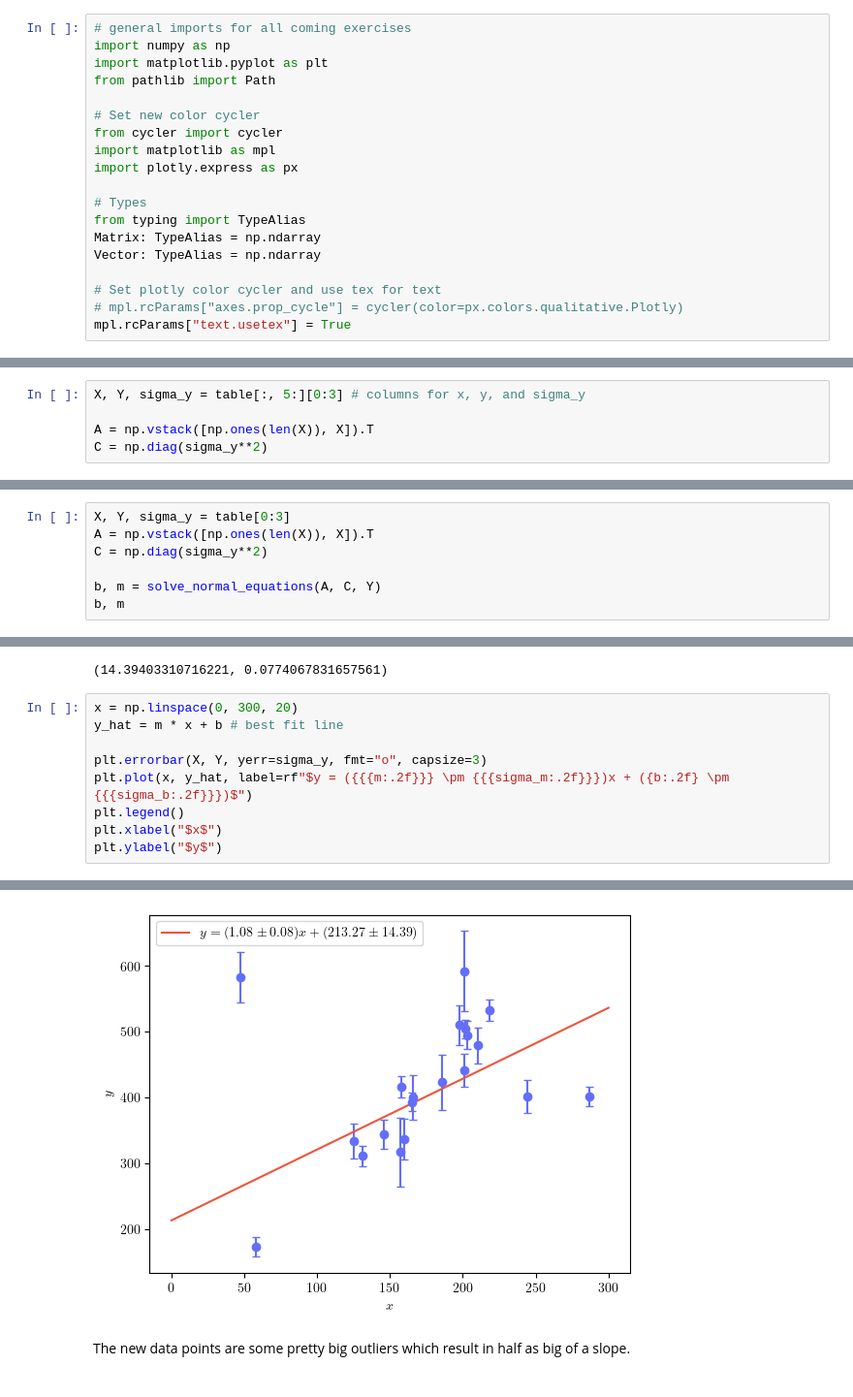
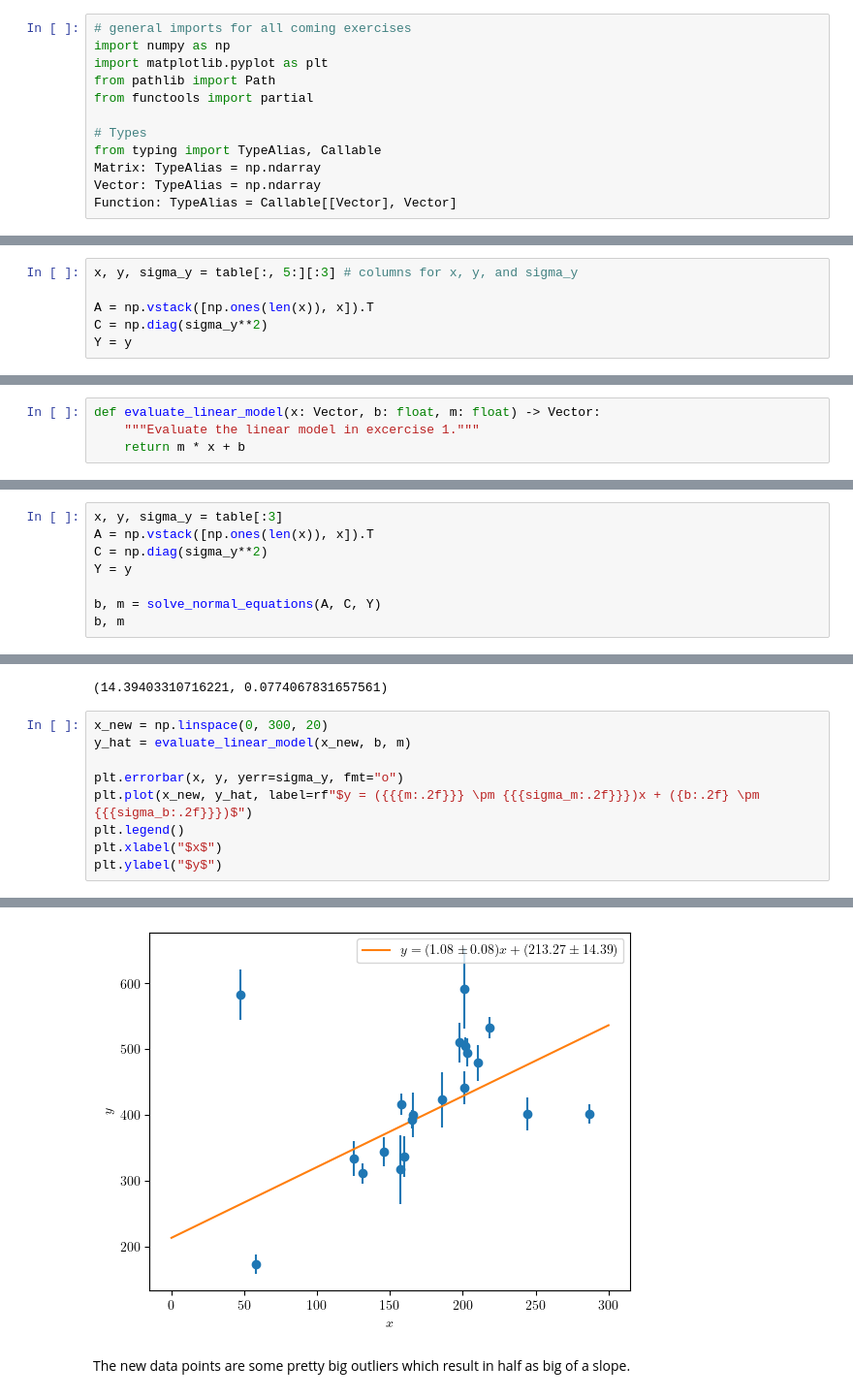
Before and after one commit to MetinSa/AST9051SP, a Jupyter notebook: exercises.ipynb, the cells around one changed output, grey strips where cells are left out. Shown: that part at 97% size. Cells and saved outputs as stored; diff of their text form.

```diff
--- a/exercises.ipynb
+++ b/exercises.ipynb
@@ -5,20 +5,13 @@
 import numpy as np
 import matplotlib.pyplot as plt
 from pathlib import Path
-
-# Set new color cycler
-from cycler import cycler
-import matplotlib as mpl
-import plotly.express as px
+from functools import partial
 
 # Types
-from typing import TypeAlias
+from typing import TypeAlias, Callable
 Matrix: TypeAlias = np.ndarray
 Vector: TypeAlias = np.ndarray
-
-# Set plotly color cycler and use tex for text
-# mpl.rcParams["axes.prop_cycle"] = cycler(color=px.colors.qualitative.Plotly)
-mpl.rcParams["text.usetex"] = True
+Function: TypeAlias = Callable[[Vector], Vector]
 # %% [markdown]
 # Exercise 1:
 Use the standard linear algebra from Section 1. to fit the straight line $y = mx + b$ to the $x$, $y$, and $sigma_y$ values provided in the file `hogg-table1.txt`. We ignore the first four data points in the table.
@@ -49,10 +42,11 @@ We start by aranging the data in the table in to the vectors/matrices:
     \end{bmatrix}
 \end{align*}
 # %%
-X, Y, sigma_y = table[:, 5:][0:3] # columns for x, y, and sigma_y
+x, y, sigma_y = table[:, 5:][:3] # columns for x, y, and sigma_y
 
-A = np.vstack([np.ones(len(X)), X]).T
+A = np.vstack([np.ones(len(x)), x]).T
 C = np.diag(sigma_y**2)
+Y = y
 # %% [markdown]
 We can then solve the normal equations:
 
@@ -108,4 +102,8 @@ sigma_m, sigma_b
 (18.42264040708828, 0.11031991507180255)
 # %% [markdown]
 We plot the data and the best fit line $y = mx + b$ along with the uncertianties in $m$ and $b$:
+# %%
+def evaluate_linear_model(x: Vector, b: float, m: float) -> Vector:
+    """Evaluate the linear model in excercise 1."""
+    return m * x + b
 # %%
@@ -125,9 +123,10 @@ Text(0, 0.5, '$y$')
 
 We repeat the above calculating but for all the data points in the original table
 # %%
-X, Y, sigma_y = table[0:3]
-A = np.vstack([np.ones(len(X)), X]).T
+x, y, sigma_y = table[:3]
+A = np.vstack([np.ones(len(x)), x]).T
 C = np.diag(sigma_y**2)
+Y = y
 
 b, m = solve_normal_equations(A, C, Y)
 b, m
@@ -139,16 +138,16 @@ sigma_b, sigma_m
 # %% [output]
 (14.39403310716221, 0.0774067831657561)
 # %%
-x = np.linspace(0, 300, 20)
-y_hat = m * x + b # best fit line
+x_new = np.linspace(0, 300, 20)
+y_hat = evaluate_linear_model(x_new, b, m)
 
-plt.errorbar(X, Y, yerr=sigma_y, fmt="o", capsize=3)
-plt.plot(x, y_hat, label=rf"$y = ({{{m:.2f}}} \pm {{{sigma_m:.2f}}})x + ({b:.2f} \pm {{{sigma_b:.2f}}})$")
+plt.errorbar(x, y, yerr=sigma_y, fmt="o")
+plt.plot(x_new, y_hat, label=rf"$y = ({{{m:.2f}}} \pm {{{sigma_m:.2f}}})x + ({b:.2f} \pm {{{sigma_b:.2f}}})$")
 plt.legend()
 plt.xlabel("$x$")
 plt.ylabel("$y$")
 # %% [output]
 Text(0, 0.5, '$y$')
-[figure, old version]
+[figure, new version]
 # %% [markdown]
 The new data points are some pretty big outliers which result in half as big of a slope.
```
Also changed, not shown: parts of 17 cells of this notebook.
